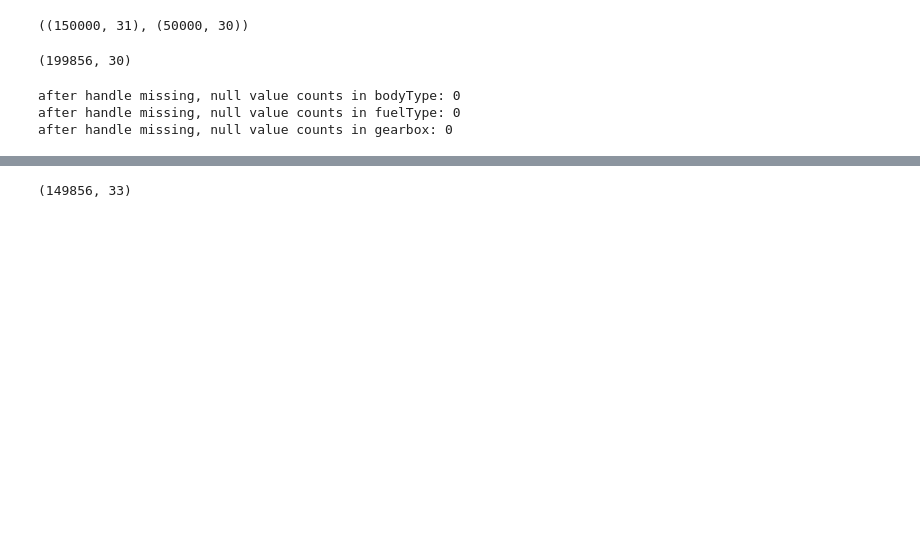
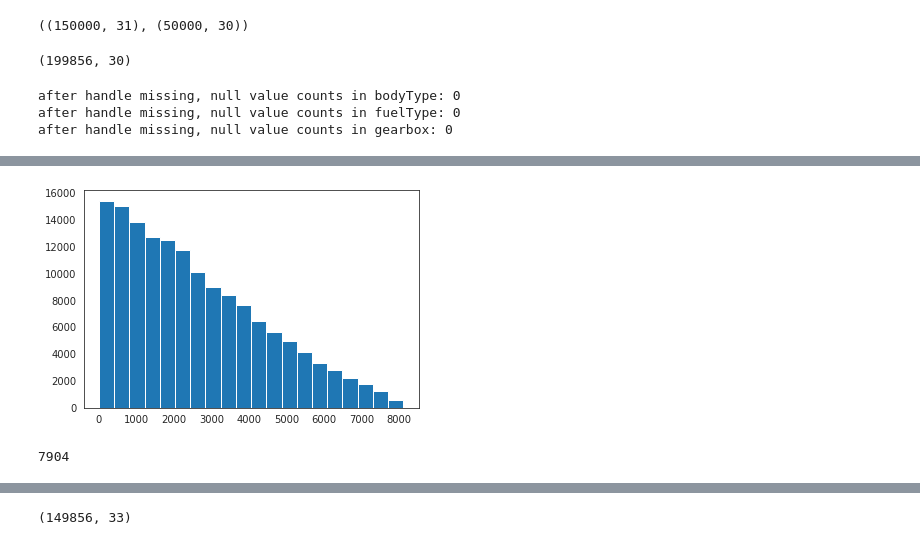
Before and after one commit to MHX1203/DataWhale-DataMining, a Jupyter notebook: Model_Construction.ipynb, the cells around one changed output, grey strips where cells are left out. Saved outputs shown, nothing was run; the diff lists cells and outputs as text; code cells hidden in the pictures; blank space fills up the shorter version.

```diff
--- a/Model_Construction.ipynb
+++ b/Model_Construction.ipynb
@@ -112,0 +124,9 @@ for col in skew_idx:
+# %%
+plt.hist(train_data['regionCode'], bins=20)
+plt.show()
+# %% [output]
+[figure, added]
+# %%
+len(np.unique(train_data['regionCode']))
+# %% [output]
+7904
```
Also changed, not shown: parts of 16 cells of this notebook.
